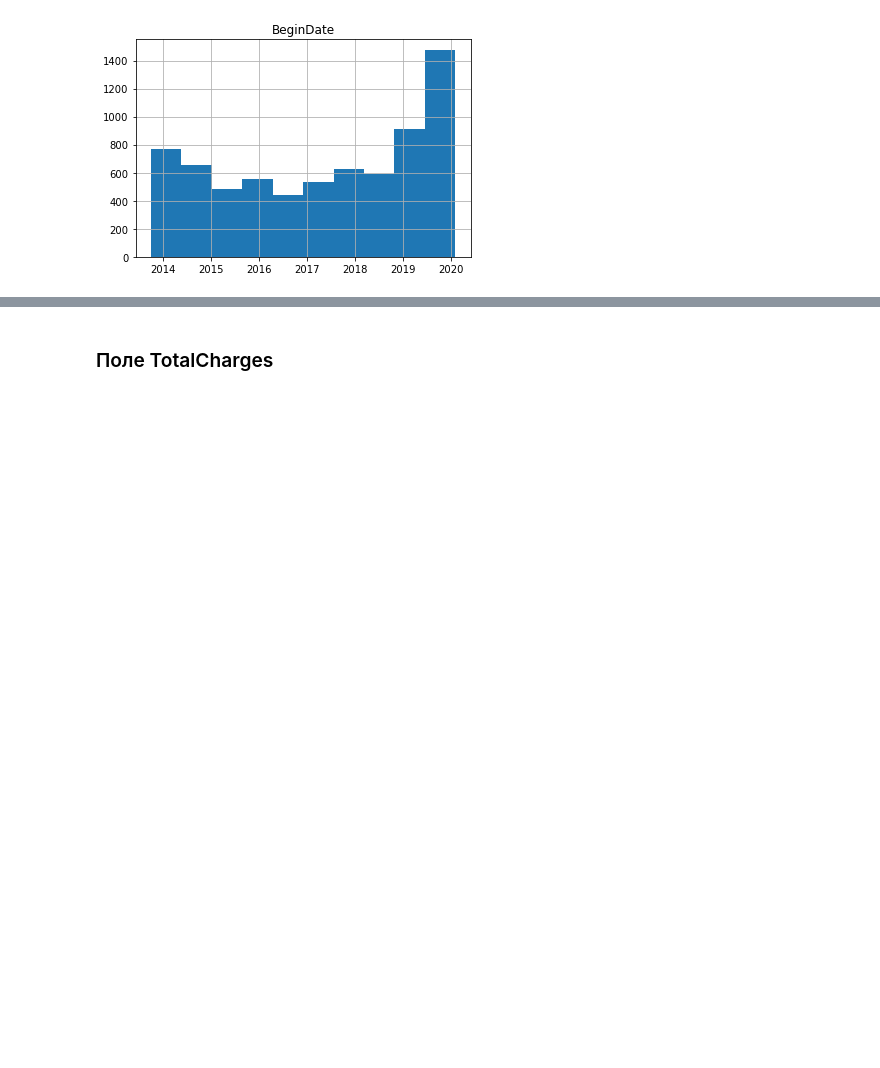
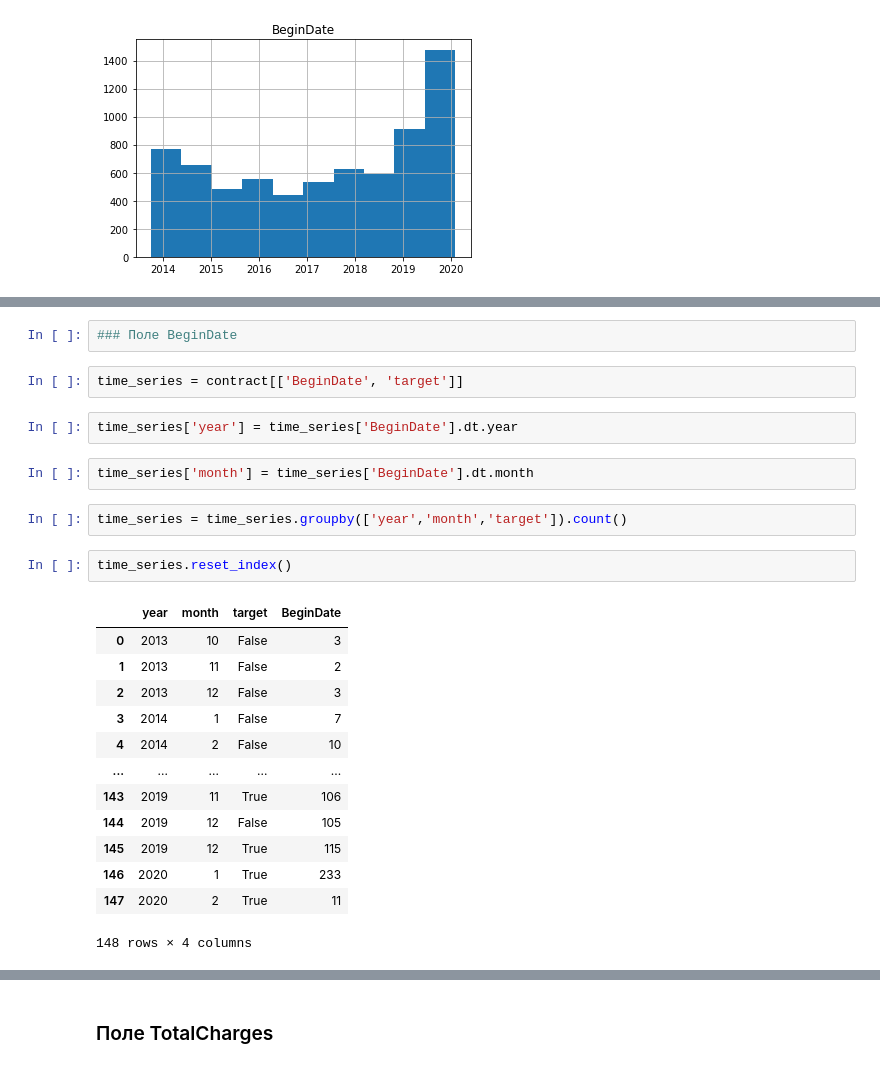
Before and after one commit to Chularev/study_cv, a Jupyter notebook: notebook.ipynb, the cells around one changed output, grey strips where cells are left out. Saved outputs shown, nothing was run; the diff lists cells and outputs as text; blank space fills up the shorter version.

```diff
--- a/notebook.ipynb
+++ b/notebook.ipynb
@@ -201,0 +229,26 @@ KeyError: "None of [Index(['BeginDate'], dtype='object')] are in the [columns]"
+# %%
+### Поле BeginDate
+# %%
+time_series = contract[['BeginDate', 'target']]
+# %%
+time_series['year'] = time_series['BeginDate'].dt.year
+# %%
+time_series['month'] = time_series['BeginDate'].dt.month
+# %%
+time_series = time_series.groupby(['year','month','target']).count()
+# %%
+time_series.reset_index()
+# %% [output]
+|  | year | month | target | BeginDate |
+| 0 | 2013 | 10 | False | 3 |
+| 1 | 2013 | 11 | False | 2 |
+| 2 | 2013 | 12 | False | 3 |
+| 3 | 2014 | 1 | False | 7 |
+| 4 | 2014 | 2 | False | 10 |
+| ... | ... | ... | ... | ... |
+| 143 | 2019 | 11 | True | 106 |
+| 144 | 2019 | 12 | False | 105 |
+| 145 | 2019 | 12 | True | 115 |
+| 146 | 2020 | 1 | True | 233 |
+| 147 | 2020 | 2 | True | 11 |
+148 rows × 4 columns
```
Also changed, not shown: parts of 8 cells of this notebook.
